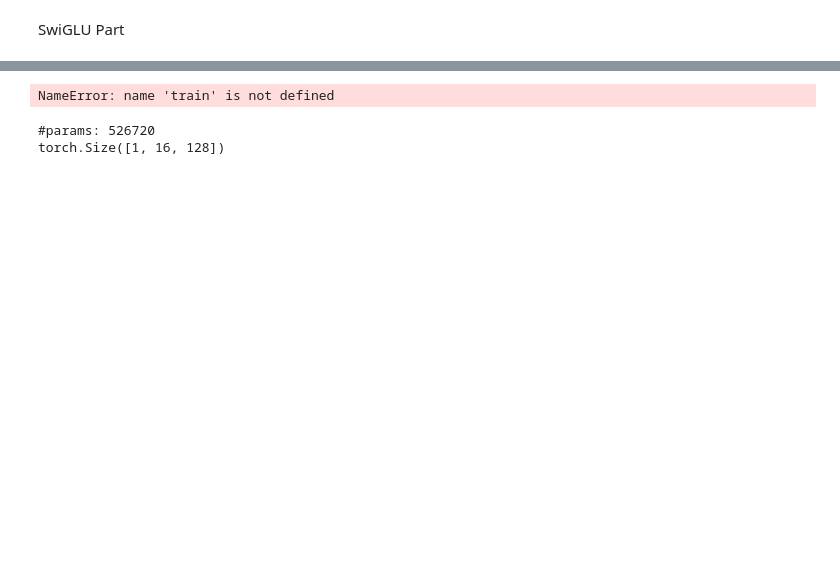
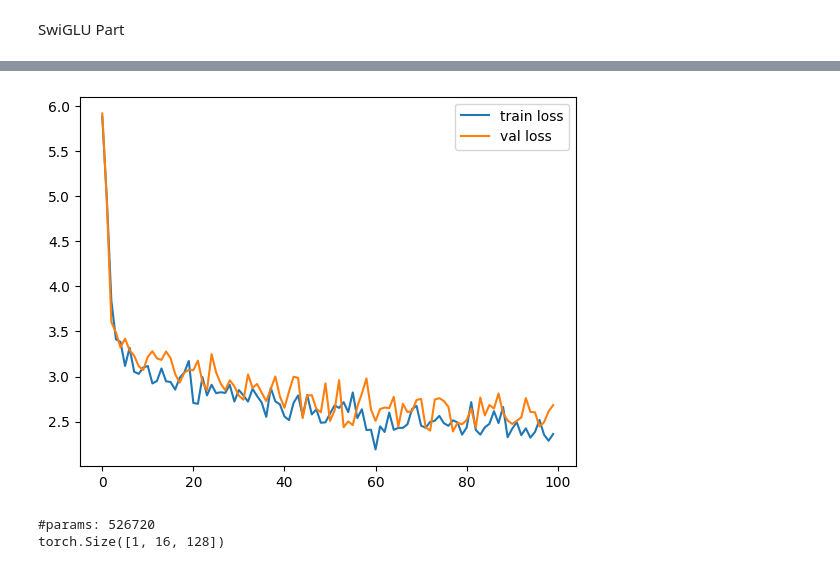
Before and after one commit to Xin9264/tiny_llama, a Jupyter notebook: llama.ipynb, the cells around one changed output, grey strips where cells are left out. Cells and saved outputs as stored; diff of their text form; code cells hidden in the pictures; blank space fills up the shorter version.

```diff
--- a/llama.ipynb
+++ b/llama.ipynb
@@ -481,7 +493,7 @@ class RopeModel(nn.Module):
 # %%
 model = RopeModel(network_config, tokenizer.vocab_size, 128, 8).to(device)
 optimizer = torch.optim.Adam(model.parameters(), lr=1e-4)
-train_loss, val_loss = train(model, optimizer, network_config, epoch=10000, verbose=True)
+train_loss, val_loss = train(model, optimizer, network_config, epoch=10000, verbose=False)
 plt.plot(train_loss, label="train loss")
 plt.plot(val_loss, label="val loss")
 plt.legend()
@@ -491,4 +506,4 @@ plt.show()
-NameError: name 'train' is not defined
+[figure, added]
 # %%
 class LlamaBlock(nn.Module):
     def __init__(self, network_config, embed_dim, num_heads):
```
Also changed, not shown: parts of 20 cells of this notebook.
